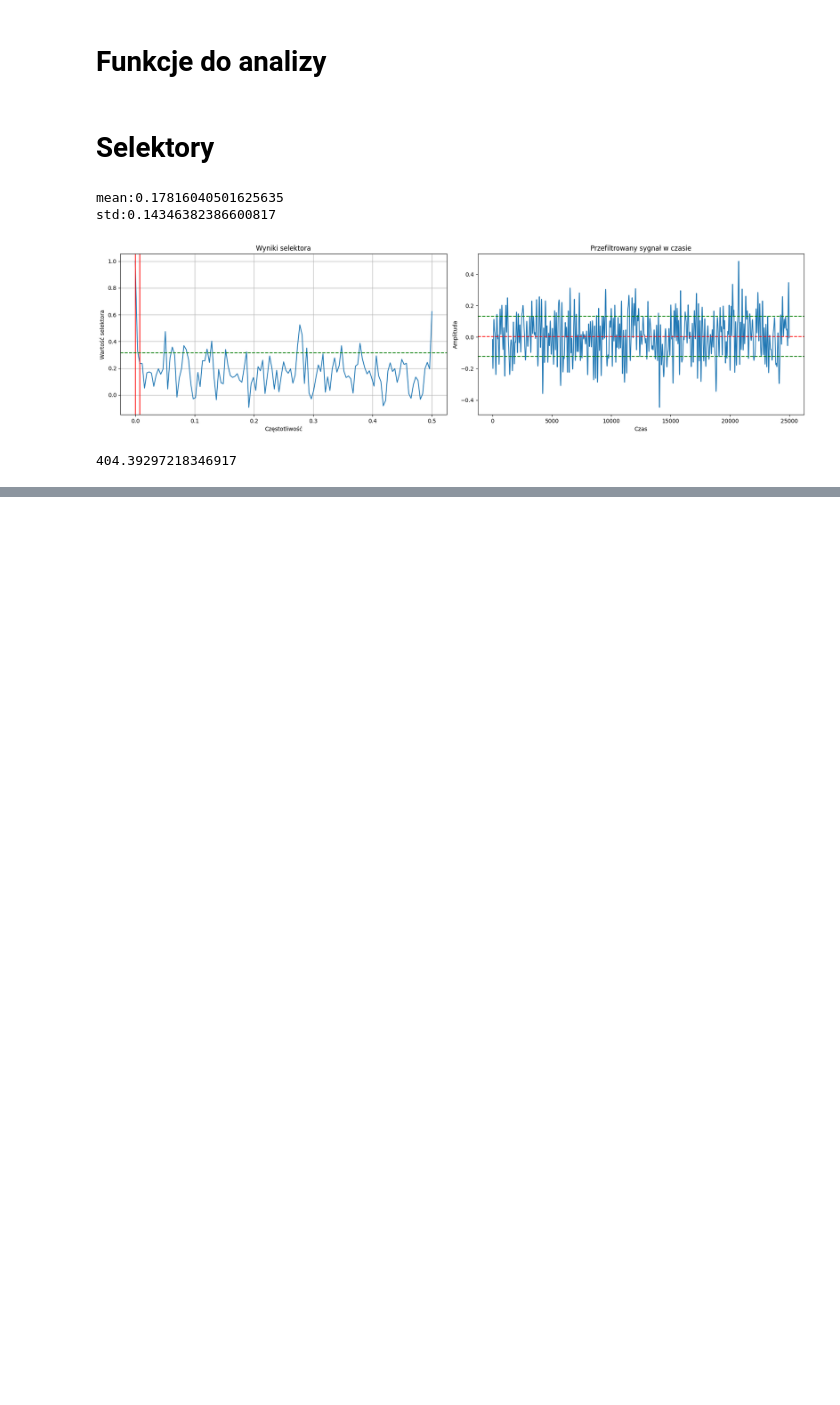
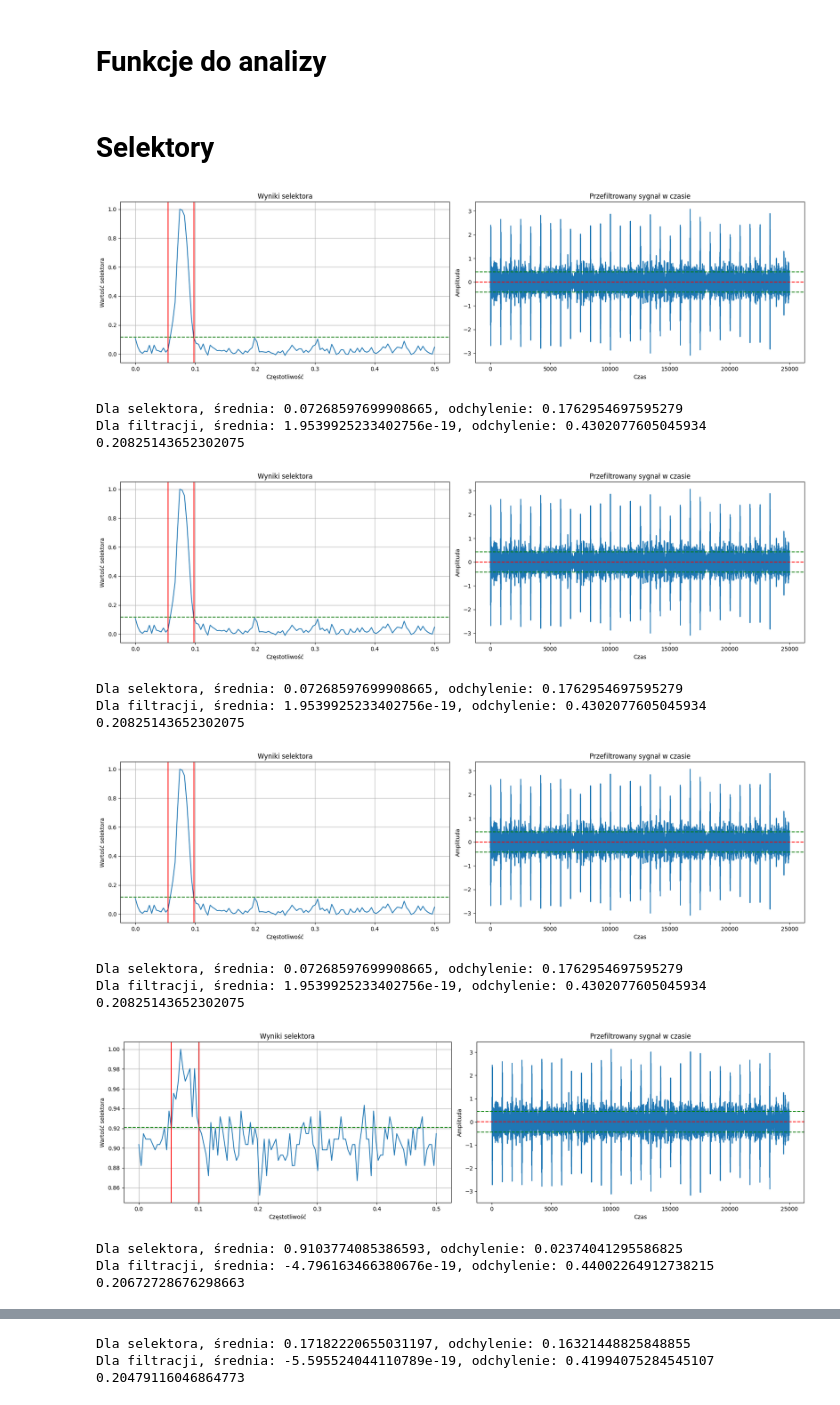
Before and after one commit to MD275996/System-to-identify-anomalies-in-vibration-signals-for-local-damage-detection-in-machines, a Jupyter notebook: main.ipynb, the cells around one changed output, grey strips where cells are left out. Cells and saved outputs as stored; diff of their text form; code cells hidden in the pictures; blank space fills up the shorter version.

```diff
--- a/main.ipynb
+++ b/main.ipynb
@@ -135,16 +135,16 @@ def bandpass_filter(signal, fs, f_low, f_high):
 
     return filtered_signal, freqs, fft_signal, fft_signal_filtered
 # %%
-def selector_analysis(results,threshold_factor=2):
+def selector_analysis(results,filter_threshold, impuls_threshold):
 
-    left, right, threshold = spike_interval_by_peak(results,threshold_factor)
-    print(f"mean:{np.mean(results)}")
-    print(f"std:{np.std(results)}")
+    left, right, threshold = spike_interval_by_peak(results,filter_threshold)
 
     #filtracja na podstawie otrzymanych granic
-    filtered, freqs, fft_orig, fft_filtered = bandpass_filter(signal, fs, array_freq[left], array_freq[right])
+    filtered, _, _, _ = bandpass_filter(signal, fs, array_freq[left], array_freq[right])
     sigma = np.std(filtered)
     mu = np.mean(filtered)
+    upper_threshold_filtered = mu + impuls_threshold*sigma
+    lower_threshold_filtered = mu - impuls_threshold*sigma
 
     #wyrysowanie wykresów
     fig, axes = plt.subplots(1,2, figsize=(18,5))
@@ -160,26 +160,59 @@ def selector_analysis(results,threshold_factor=2):
 
     axes[1].plot(filtered)
     axes[1].axhline(y=mu, color='red', linestyle='--')
-    axes[1].axhline(y=mu + threshold_factor*sigma, color='green', linestyle='--')
-    axes[1].axhline(y=mu - threshold_factor*sigma, color='green', linestyle='--')
+    axes[1].axhline(y=upper_threshold_filtered, color='green', linestyle='--')
+    axes[1].axhline(y=lower_threshold_filtered, color='green', linestyle='--')
     axes[1].set_title("Przefiltrowany sygnał w czasie")
     axes[1].set_xlabel("Czas")
     axes[1].set_ylabel("Amplituda")
     plt.tight_layout()
     plt.show()
 
-    print(np.sum(filtered**2))
+    filtered_energy  = np.sum(filtered**2)
+    impulses = (filtered > np.mean(filtered) + impuls_threshold*np.std(filtered)) | (filtered < np.mean(filtered) - impuls_threshold*np.std(filtered))
 
-    return filtered
+    filtered_no_impulses = filtered.copy()
+    filtered_no_impulses[impulses] = 0
+    filtered_no_impulses_energy = np.sum(filtered_no_impulses**2)
+    print(f"Dla selektora, średnia: {np.mean(results)}, odchylenie: {np.std(results)}")
+    print(f"Dla filtracji, średnia: {np.mean(filtered)}, odchylenie: {np.std(filtered)}")
+
+
+    return filtered_no_impulses_energy/filtered_energy
 # %% [markdown]
 # Selektory
 # %%
 import ifb_selectors as selector
-threshold_factor = 1
+filter_threshold = 1/2
+impuls_threshold = 1
 sk_results = selector.SK(Zxx)
-filtered = selector_analysis(sk_results,threshold_factor)
+print(selector_analysis(sk_results,filter_threshold,impuls_threshold))
+jb_results = selector.JB(Zxx)
+print(selector_analysis(sk_results,filter_threshold,impuls_threshold))
+jb_results = selector.JB(Zxx)
+print(selector_analysis(sk_results,filter_threshold,impuls_threshold))
+kss_results = selector.KSS(Zxx)
+print(selector_analysis(kss_results,filter_threshold,impuls_threshold))
+ad_results = selector.AD(Zxx)
+print(selector_analysis(ad_results,filter_threshold,impuls_threshold))
+cvm_results = 1-selector.CVM(Zxx)
+print(selector_analysis(cvm_results,filter_threshold,impuls_threshold))
+cvs_results = selector.CVS(Zxx)
+print(selector_analysis(cvs_results,filter_threshold,impuls_threshold))
 # %% [output]
+[figure, new version]
-mean:0.17816040501625635
-std:0.14346382386600817
+Dla selektora, średnia: 0.07268597699908665, odchylenie: 0.1762954697595279
+Dla filtracji, średnia: 1.9539925233402756e-19, odchylenie: 0.4302077605045934
+0.20825143652302075
-[figure, old version]
+[figure, added]
-404.39297218346917
+Dla selektora, średnia: 0.07268597699908665, odchylenie: 0.1762954697595279
+Dla filtracji, średnia: 1.9539925233402756e-19, odchylenie: 0.4302077605045934
+0.20825143652302075
+[figure, added]
+Dla selektora, średnia: 0.07268597699908665, odchylenie: 0.1762954697595279
+Dla filtracji, średnia: 1.9539925233402756e-19, odchylenie: 0.4302077605045934
+0.20825143652302075
+[figure, added]
+Dla selektora, średnia: 0.9103774085386593, odchylenie: 0.02374041295586825
+Dla filtracji, średnia: -4.796163466380676e-19, odchylenie: 0.44002264912738215
+0.20672728676298663
@@ -185,0 +220,3 @@ std:0.14346382386600817
+Dla selektora, średnia: 0.17182220655031197, odchylenie: 0.16321448825848855
+Dla filtracji, średnia: -5.595524044110789e-19, odchylenie: 0.41994075284545107
+0.20479116046864773
```
Also changed, not shown: parts of 16 cells of this notebook.
